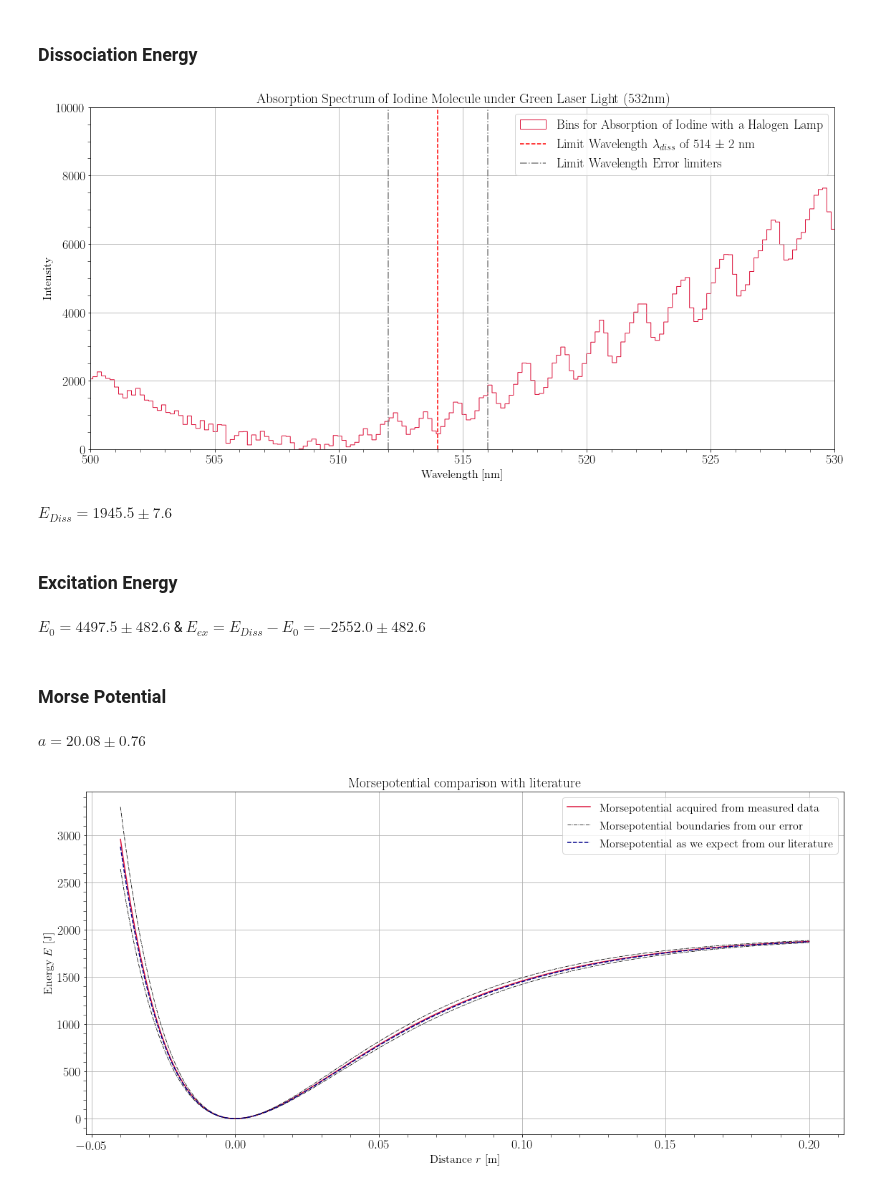
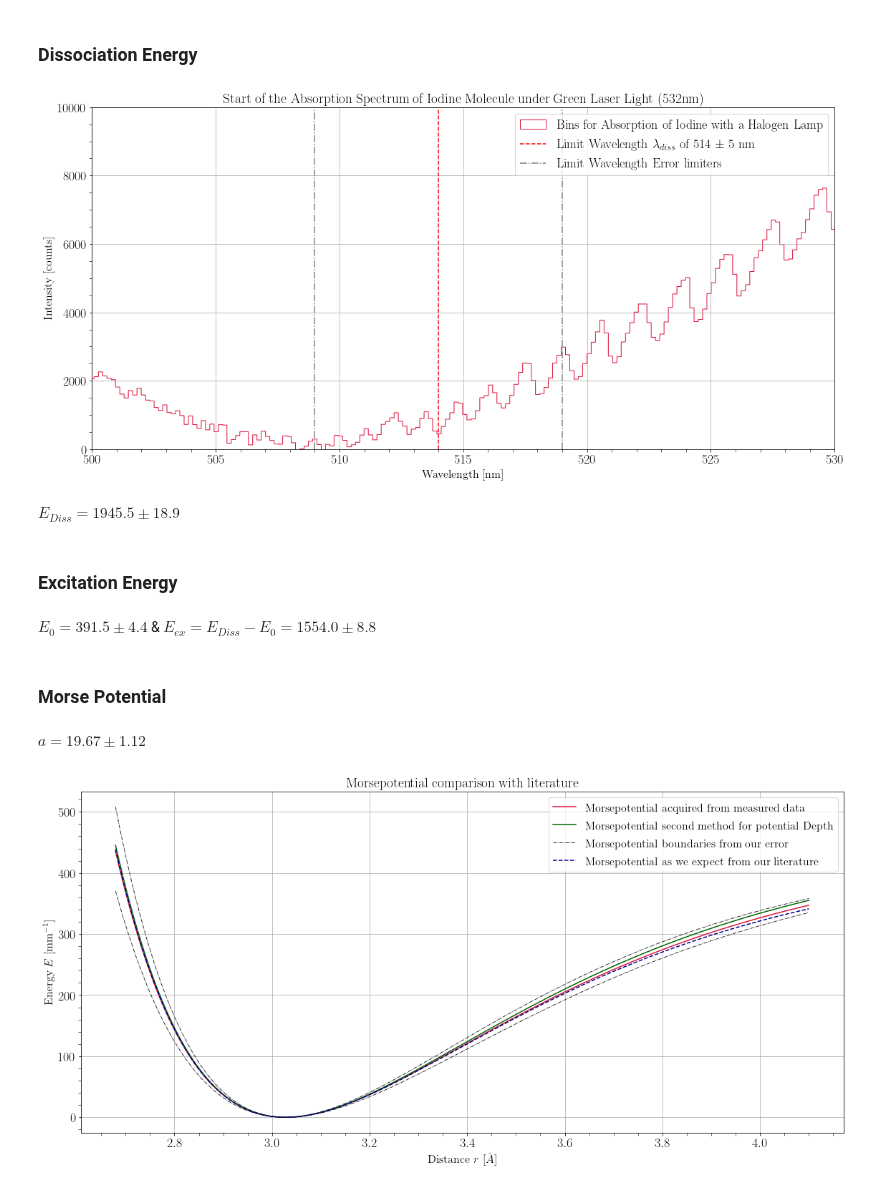
Before and after one commit to MayerPablo/FP, a Jupyter notebook: Jod/Jod.ipynb, the cells around one changed output. Cells and saved outputs as stored; diff of their text form; code cells hidden in the pictures.

```diff
--- a/Jod/Jod.ipynb
+++ b/Jod/Jod.ipynb
@@ -341,14 +341,14 @@ binsFluorCalErr = binsFluor*mErr+bErr
 # Adjust plot size
 plt.figure(figsize=(16, 8))
 
-plt.axvline(x=529.059, color='green', label=r'Peak of green Laserlight')
+plt.axvline(x=529.059, color='crimson', label=r'First Peak with intensity of 3115')
 
 # Draw the Datapoints
-plt.hist(binsFluorCal, bins=nBinsFluor, histtype='step', color='purple',
+plt.hist(binsFluorCal, bins=nBinsFluor, histtype='step', color='red',
            weights=intensitiesFluor, label=r'Bins for fluorescence of green Laser')
 
-peaksFluor = np.array([832, 869, 908, 947, 988, 1029, 1070, 1115, 1161, 1206, 1241, 1302, 1399, 1411, 1457]) # 1404
-peaksFluorIntensities = np.array([1951.54, 1484.84, 1590.16, 1543.82, 1398.00, 1534.46, 1300.64, 1541.01,
+peaksFluor = np.array([795, 832, 869, 908, 947, 988, 1029, 1070, 1115, 1161, 1206, 1241, 1302, 1399, 1411, 1457]) # 1404
+peaksFluorIntensities = np.array([1387.47, 1951.54, 1484.84, 1590.16, 1543.82, 1398.00, 1534.46, 1300.64, 1541.01,
                                   1265.76, 1487.88, 1268.8, 1428.66, 1389.81, 1422.81, 1312.81]) # 1352.83
 peaksFluorIntensitiesErr = np.sqrt(peaksFluorIntensities)
 
@@ -356,7 +356,7 @@ nPeaksFluor = len(peaksFluor)
 peaksFluorCal = peaksFluor*m+b
 peaksFluorCalErr = peaksFluorCal*mErr+bErr
 
-plt.errorbar(peaksFluorCal, peaksFluorIntensities, xerr=peaksFluorCalErr, yerr=peaksFluorIntensitiesErr, color='crimson', fmt='x',
+plt.errorbar(peaksFluorCal, peaksFluorIntensities, ecolor='gray', xerr=peaksFluorCalErr, yerr=peaksFluorIntensitiesErr, color='crimson', fmt='x',
          label=r'Peaks of fluorescence from iodine gas')
 
 plt.xlim([525, 660])
@@ -364,7 +364,7 @@ plt.ylim([1150, 2200])
 
 # Axislabels
 plt.xlabel(r'Wavelength [nm]')
-plt.ylabel(r'Intensity [nm]')
+plt.ylabel(r'Intensity [counts]')
 plt.title("Emission Spectrum of Iodine Molecule under Green Laser Light (532nm)")
 
 plt.legend()
@@ -378,4 +378,7 @@ peakWavenumberErr = peakWavenumber*(peaksFluorCalErr/peaksFluorCal)
 
 for x in range(len(peaksFluorCal)):
     print(f'{peaksFluorCal[x]:.1f} +- {peaksFluorCalErr[x]:.1f},  {peakWavenumber[x]:.0f} +- {peakWavenumberErr[x]:.0f}')
+
+print(759*mErr+bErr)
+print(759*m+b)
 # %% [output]
@@ -398,5 +404,5 @@ for x in range(len(peaksFluorCal)):
 # %%
-energy = (1/peaksFluorCal)*1e7
+energy = np.flip((1/peaksFluorCal)*1e7)
 
 print(len(peaksFluorCal))
 vibrationalN = np.arange(0, len(peaksFluorCal), 1)
@@ -644,7 +679,7 @@ plt.hist(binsEmissionHCal, bins=nBinsEmissionH, histtype='step', color='crimson'
                weights=intensitiesEmissionH-intensitiesHalogen+32600, label=r'Bins for Absorption of Iodine with a Halogen Lamp')
 
 limitWavelength = 514
-limitWavelengthErr = 2
+limitWavelengthErr = 5
 
 plt.vlines(x=limitWavelength, ymin=0, ymax=1e4, color = 'red', ls='--',
            label=f'Limit Wavelength $\lambda_{{diss}}$ of {limitWavelength} $\pm$ {limitWavelengthErr} nm')
@@ -656,31 +691,33 @@ plt.xlim([500, 530])
 plt.ylim([0, 1e4])
 
 plt.xlabel(r'Wavelength [nm]')
-plt.ylabel(r'Intensity')
-plt.title("Absorption Spectrum of Iodine Molecule under Green Laser Light (532nm)")
+plt.ylabel(r'Intensity [counts]')
+plt.title("Start of the Absorption Spectrum of Iodine Molecule under Green Laser Light (532nm)")
 
 plt.legend(loc=1, fontsize=18)
+
+plt.savefig('absorpLimit.pdf')
 plt.show()
 # %% [output]
-[figure, old version]
+[figure, new version]
 # %%
 EDiss = 1/limitWavelength*1e6
-EDissErr = limitWavelengthErr/limitWavelength*EDiss
+EDissErr = EDiss*limitWavelengthErr/limitWavelength
 display(Latex(f"$E_{{Diss}} = {EDiss:.1f} \pm {EDissErr:.1f}$"))
 # %% [output]
-$E_{Diss} = 1945.5 \pm 7.6$
+$E_{Diss} = 1945.5 \pm 18.9$
 # %% [markdown]
 ### Excitation Energy
 # %%
-E0 = ED2 - omegaE/2 - omegaExE/2
-E0Err = np.sqrt(ED2Err**2 + (omegaEErr**2/4) + (omegaExEErr/16))
+E0 = ED2/10 - omegaE/2 + omegaExE/2
+E0Err = np.sqrt(ED2Err/10**2 + (omegaEErr**2/4) + (omegaExEErr/16))
 
 EEx = EDiss - E0
 EExErr = np.sqrt(EDissErr**2 + E0Err**2)
 
 display(Latex(f"$E_{{0}} = {E0:.1f} \pm {E0Err:.1f}$ & $E_{{ex}} = E_{{Diss}} - E_{{0}} = {EEx:.1f} \pm {EExErr:.1f}$"))
 # %% [output]
-$E_{0} = 4497.5 \pm 482.6$ & $E_{ex} = E_{Diss} - E_{0} = -2552.0 \pm 482.6$
+$E_{0} = 391.5 \pm 4.4$ & $E_{ex} = E_{Diss} - E_{0} = 1554.0 \pm 8.8$
 # %% [markdown]
 ### Morse Potential
 # %%
@@ -688,43 +725,47 @@ redMass = 1.05*1e-25
 a = np.sqrt((4*pc.pi*pc.c*redMass*omegaExE)/(pc.hbar))/1e8
 aStattsexamen = 19.9
 aErr = np.sqrt((4*pc.pi*pc.c*redMass)/(pc.hbar))*(omegaExEErr)/(2*np.sqrt(omegaExE))/1e8
 
 display(Latex(f"$a = {a:.2f} \pm {aErr:.2f}$"))
 
-r = np.linspace(-4e-2, 2e-1, 10000)
+r = np.linspace((3.0276e-1)/1.13, 4.1e-1, 10000)
 
 def morsePot(r, a, eDiss, rE):
     energyArr = np.array([])
     for x in r:
         energy = eDiss*((1 - np.exp(-a*(x-rE)))**2)
         energyArr = np.append(energyArr, energy)
     return energyArr
 
-morsePotData = morsePot(r, a, EDiss, 3.0276e-10)
-morsePotDataErrPos = morsePot(r, a+aErr, EDiss, 3.0276e-10)
-morsePotDataErrNeg = morsePot(r, a-aErr, EDiss, 3.0276e-10)
+morsePotData = morsePot(r, a, ED1/10, 3.0276e-1)
+morsePotDataErrPos = morsePot(r, a+aErr, ED1/10, 3.0276e-1)
+morsePotDataErrNeg = morsePot(r, a-aErr, ED1/10, 3.0276e-1)
 
-morsePotDataStaatsexamen = morsePot(r, aStattsexamen, EDiss, 3.0276e-10)
+morsePotData2 = morsePot(r, a, ED2/10, 3.0276e-1)
+
+morsePotDataStaatsexamen = morsePot(r, aStattsexamen, 439.1, 3.0276e-1)
 
 
 # Adjust plot size
 plt.figure(figsize=(16, 8))
 
 # Draw the Datapoints
 
 
-plt.plot(r, morsePotData, color='crimson', label=r'Morsepotential acquired from measured data')
-plt.plot(r, morsePotDataErrPos, color='black', linewidth=0.8, ls='-.', label=r'Morsepotential boundaries from our error')
-plt.plot(r, morsePotDataErrNeg, color='black', linewidth=0.8, ls='-.')
-plt.plot(r, morsePotDataStaatsexamen, color='darkblue', ls='dashed',label=r'Morsepotential as we expect from our literature')
+plt.plot(r*10, morsePotData, color='crimson', label=r'Morsepotential acquired from measured data')
+plt.plot(r*10, morsePotData2, color='darkgreen', label=r'Morsepotential second method for potential Depth')
+plt.plot(r*10, morsePotDataErrPos, color='black', linewidth=0.8, ls='-.', label=r'Morsepotential boundaries from our error')
+plt.plot(r*10, morsePotDataErrNeg, color='black', linewidth=0.8, ls='-.')
+plt.plot(r*10, morsePotDataStaatsexamen, color='darkblue', ls='dashed',label=r'Morsepotential as we expect from our literature')
 
 # Axislabels
-plt.xlabel(r'Distance $r$ [m]')
-plt.ylabel(r'Energy $E$ [J]')
+plt.xlabel(r'Distance $r$ [$\AA$]')
+plt.ylabel(r'Energy $E$ [mm$^{-1}$]')
 plt.title("Morsepotential comparison with literature")
 
 plt.legend()
+plt.savefig('morsePot.pdf')
 plt.show()
 # %% [output]
-$a = 20.08 \pm 0.76$
+$a = 19.67 \pm 1.12$
-[figure, old version]
+[figure, new version]
```
Also changed, not shown: parts of 6 cells of this notebook, 8 other files.
